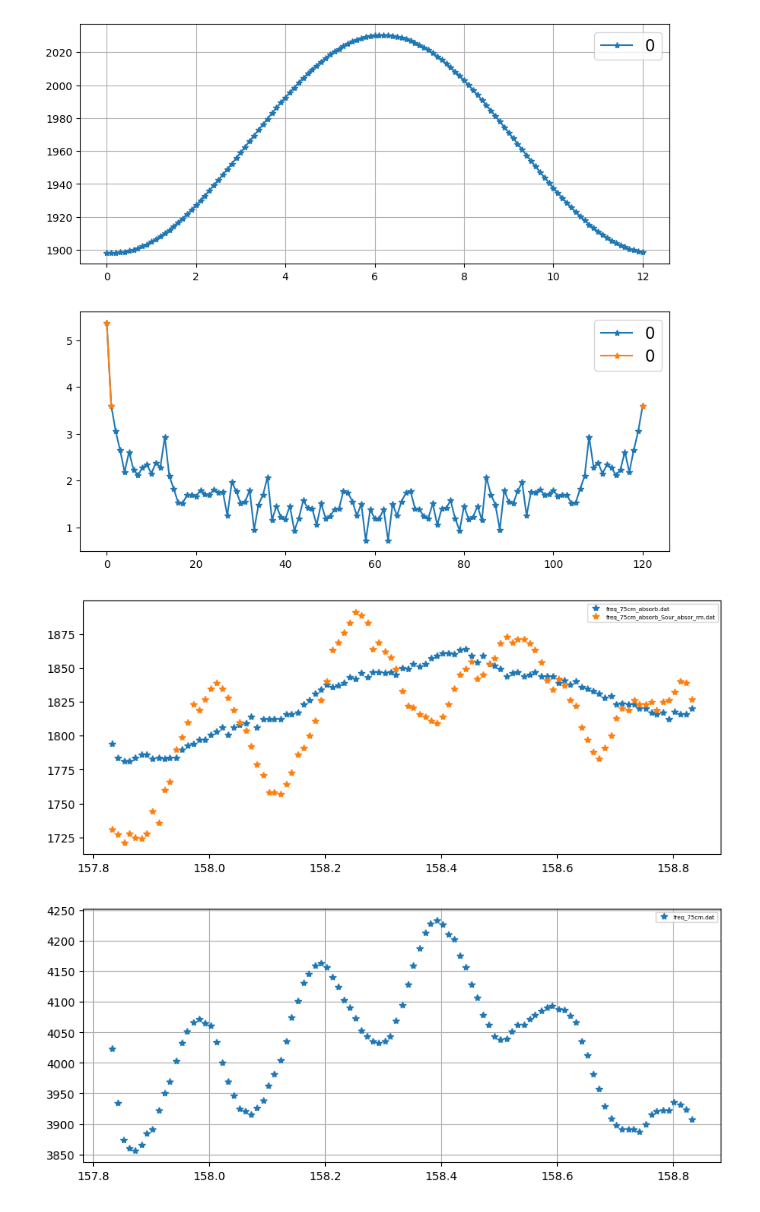
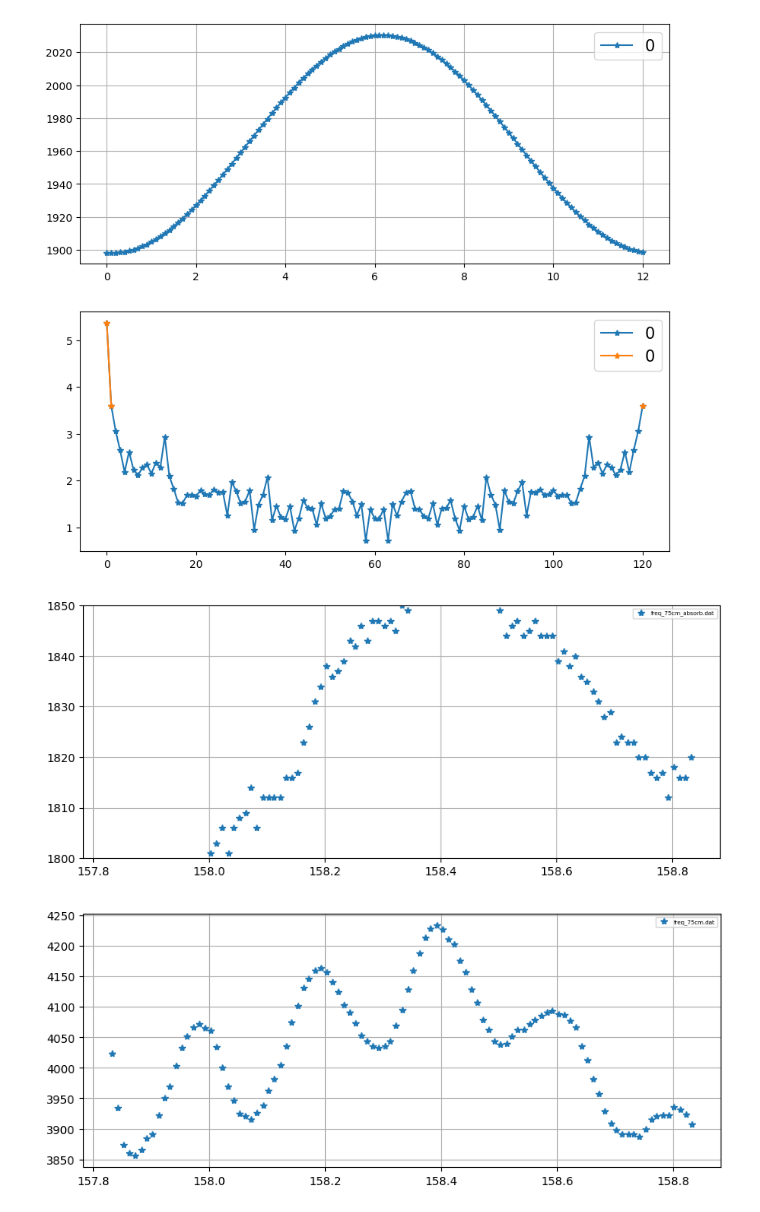
Before and after one commit to XiaodongRencologne/Fore-optics_Test, a Jupyter notebook: Untitled-2.ipynb, the cells around one changed output. Drawn from its saved outputs; the diff is of its cells as text; code cells hidden in the pictures.

```diff
--- a/Untitled-2.ipynb
+++ b/Untitled-2.ipynb
@@ -127,17 +127,18 @@ plt.show()
 [figure]
 # %%
 fig=plt.figure(figsize=(10,4))
-for file in os.listdir(folder2)[5:]:
+for file in os.listdir(folder2)[5:6]:
     if file.startswith('freq'):
         data=np.genfromtxt(folder2+file)
         plt.plot(data[:,0]*12/1000,(data[:,1]),'*',label=file)
         plt.grid(axis='both')
         data2=signal.convolve(data[:,1], Filter, mode='valid')
         #plt.plot(data[:,0][int(Filter.size/2)-1:-int(Filter.size/2)],data2,'-',label=file+'filtered')
 plt.legend(fontsize=5)
+plt.ylim([1800,1850])
 plt.show()
 # %% [output]
-[figure, old version]
+[figure, new version]
 # %%
 fig=plt.figure(figsize=(10,4))
 for file in os.listdir(folder2)[4:5]:
```
Also changed, not shown: 3 other files.
